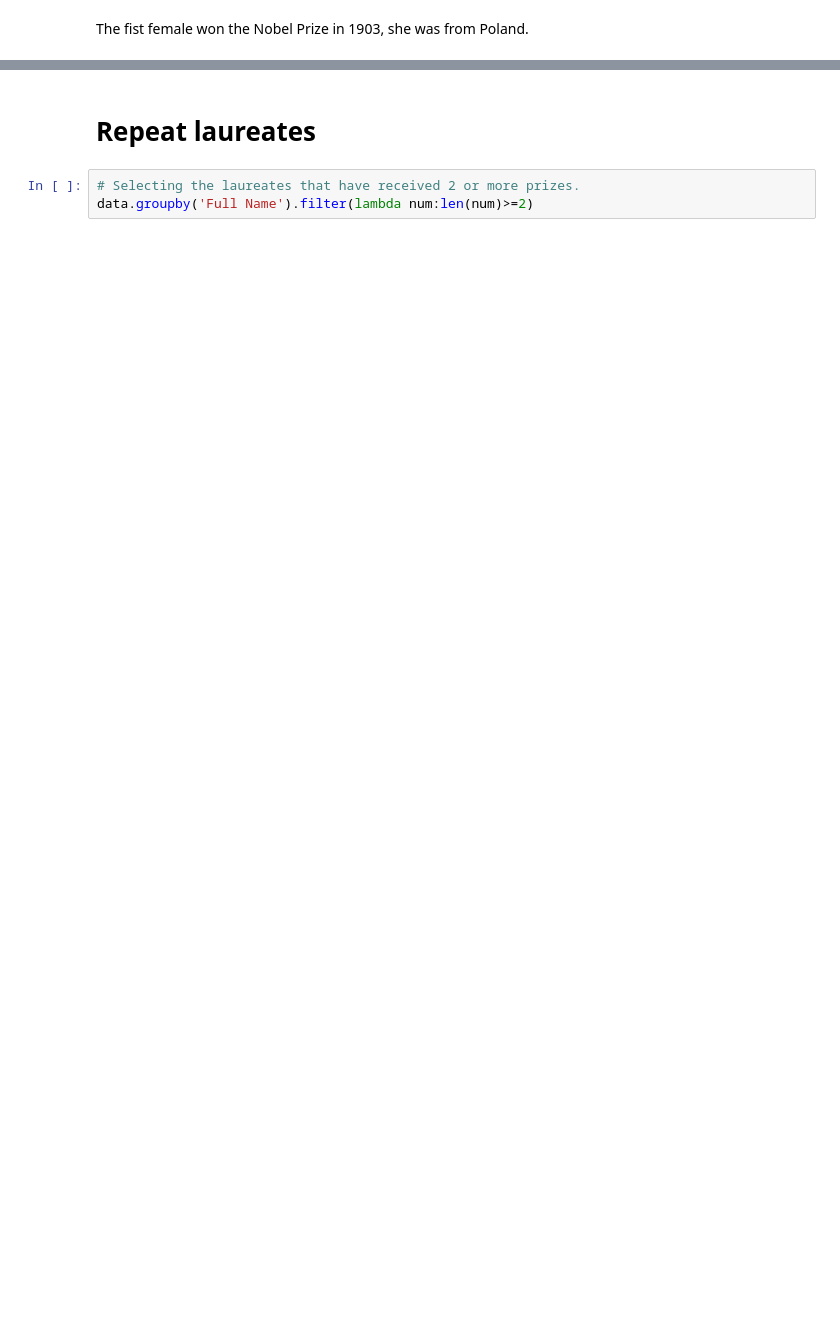
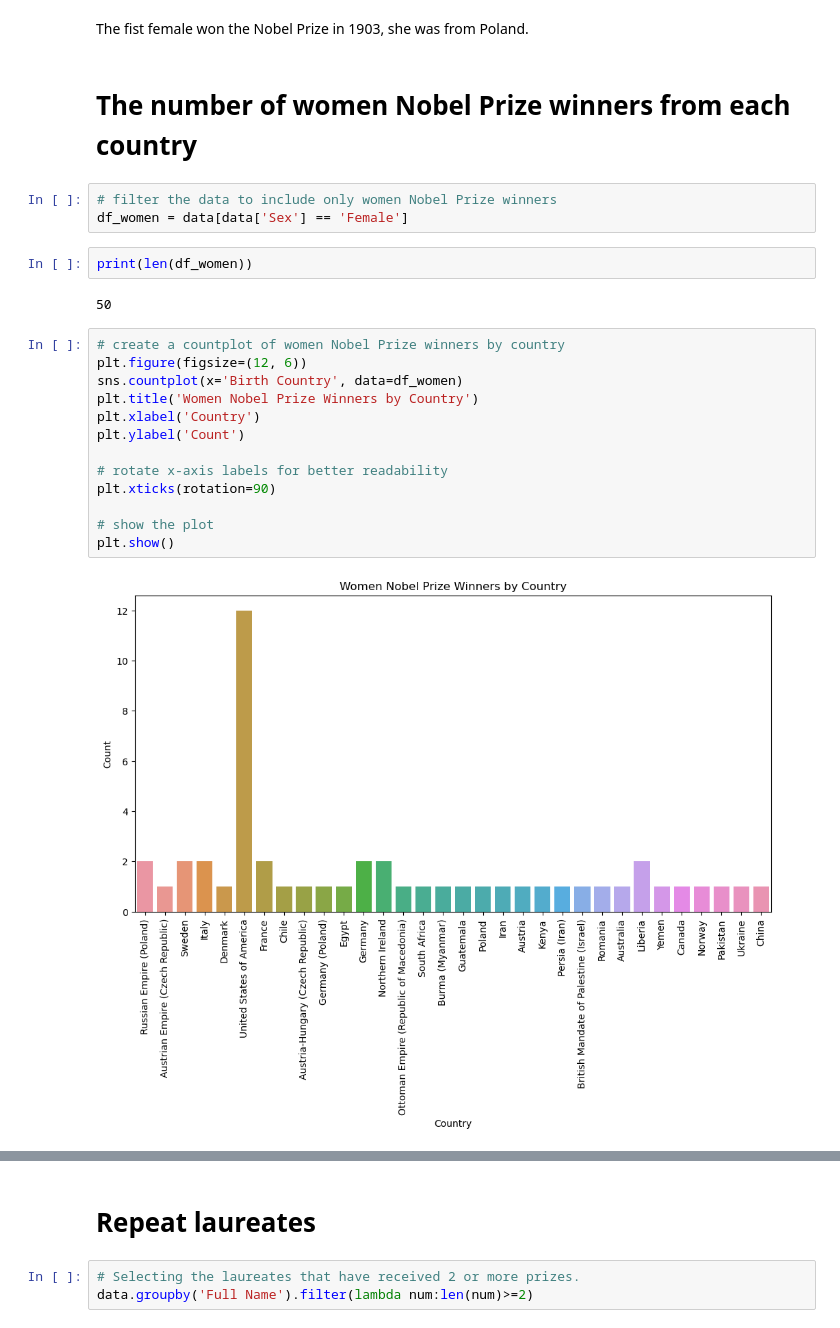
Before and after one commit to SnoorSalihi/Insight-the-Nobel-Prize-Dataset, a Jupyter notebook: NobelPrize.ipynb, the cells around one changed output, grey strips where cells are left out. Cells and saved outputs as stored; diff of their text form; blank space fills up the shorter version.

Commit message:
added women winners according to the country

```diff
--- a/NobelPrize.ipynb
+++ b/NobelPrize.ipynb
@@ -201,3 +196,27 @@ data[data["female_winner"]].nsmallest(1,'Year')
 | 19 | 1903 | Physics | The Nobel Prize in Physics 1903 | "in recognition of the extraordin... | 1/4 | 6 | Individual | Marie Curie, née Sklodowska | ... |
 # %% [markdown]
 The fist female won the Nobel Prize in 1903, she was from Poland.
+# %% [markdown]
+# The number of women Nobel Prize winners from each country
+# %%
+# filter the data to include only women Nobel Prize winners
+df_women = data[data['Sex'] == 'Female']
+# %%
+print(len(df_women))
+# %% [output]
+50
+# %%
+# create a countplot of women Nobel Prize winners by country
+plt.figure(figsize=(12, 6))
+sns.countplot(x='Birth Country', data=df_women)
+plt.title('Women Nobel Prize Winners by Country')
+plt.xlabel('Country')
+plt.ylabel('Count')
+
+# rotate x-axis labels for better readability
+plt.xticks(rotation=90)
+
+# show the plot
+plt.show()
+# %% [output]
+[figure, added]
```
Also changed, not shown: parts of 20 cells of this notebook.
